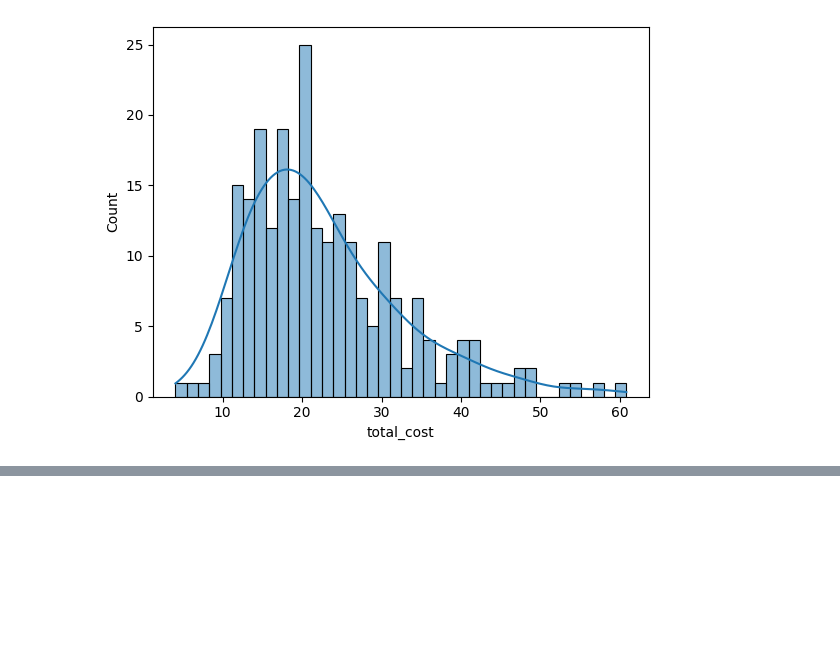
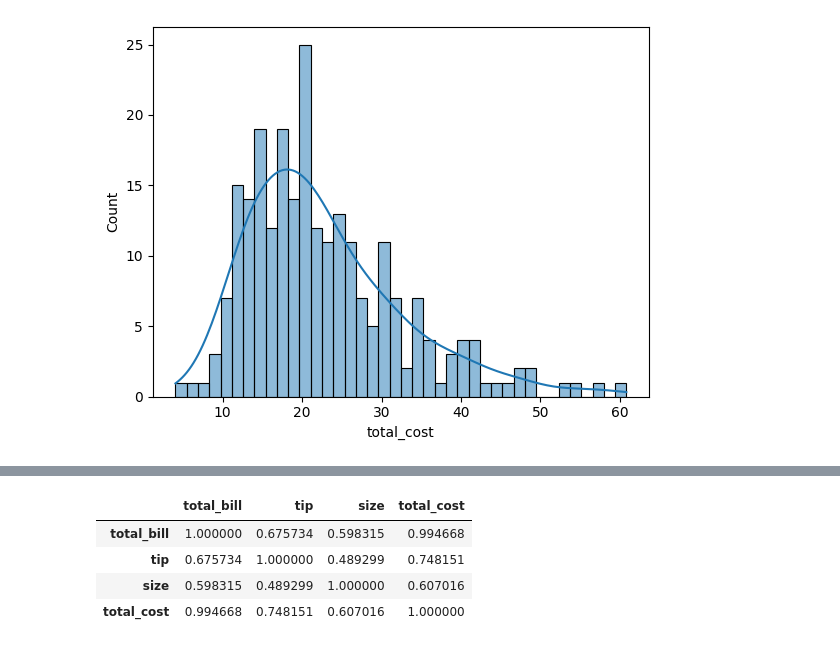
Before and after one commit to tuomasvaltanenLUAS/DataAnalytics2026, a Jupyter notebook: lecture6_seaborn/seaborn_basics1.ipynb, the cells around one changed output, grey strips where cells are left out. Saved outputs shown, nothing was run; the diff lists cells and outputs as text; code cells hidden in the pictures; blank space fills up the shorter version.

```diff
--- a/lecture6_seaborn/seaborn_basics1.ipynb
+++ b/lecture6_seaborn/seaborn_basics1.ipynb
@@ -64,0 +80,15 @@ sns.histplot(tips['total_cost'], kde=True, bins=40)
+# %%
+# in the plot above we can see a "rough line from bottom left to top right"
+# => this implies POSITIVE CORRELATION (seems to correlate approximately ~0.68)
+# a rough line from TOP LEFT to bottom right => negative correlation
+# if points are all over the place => no correlation or connection
+
+# you will sometimes also see data grouping in a seasonality
+# => non-linear connection => correlations are usually 0
+tips.corr(numeric_only=True)
+# %% [output]
+|  | total_bill | tip | size | total_cost |
+| total_bill | 1.000000 | 0.675734 | 0.598315 | 0.994668 |
+| tip | 0.675734 | 1.000000 | 0.489299 | 0.748151 |
+| size | 0.598315 | 0.489299 | 1.000000 | 0.607016 |
+| total_cost | 0.994668 | 0.748151 | 0.607016 | 1.000000 |
```
Also changed, not shown: parts of 3 cells of this notebook.
